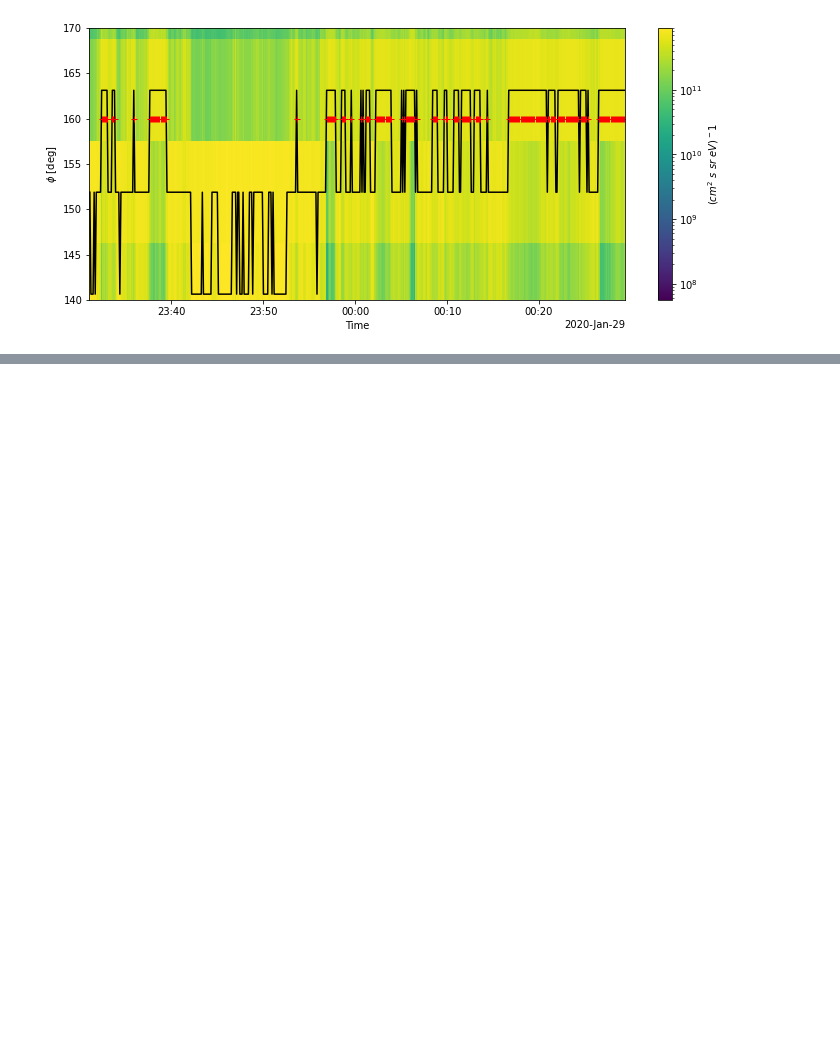
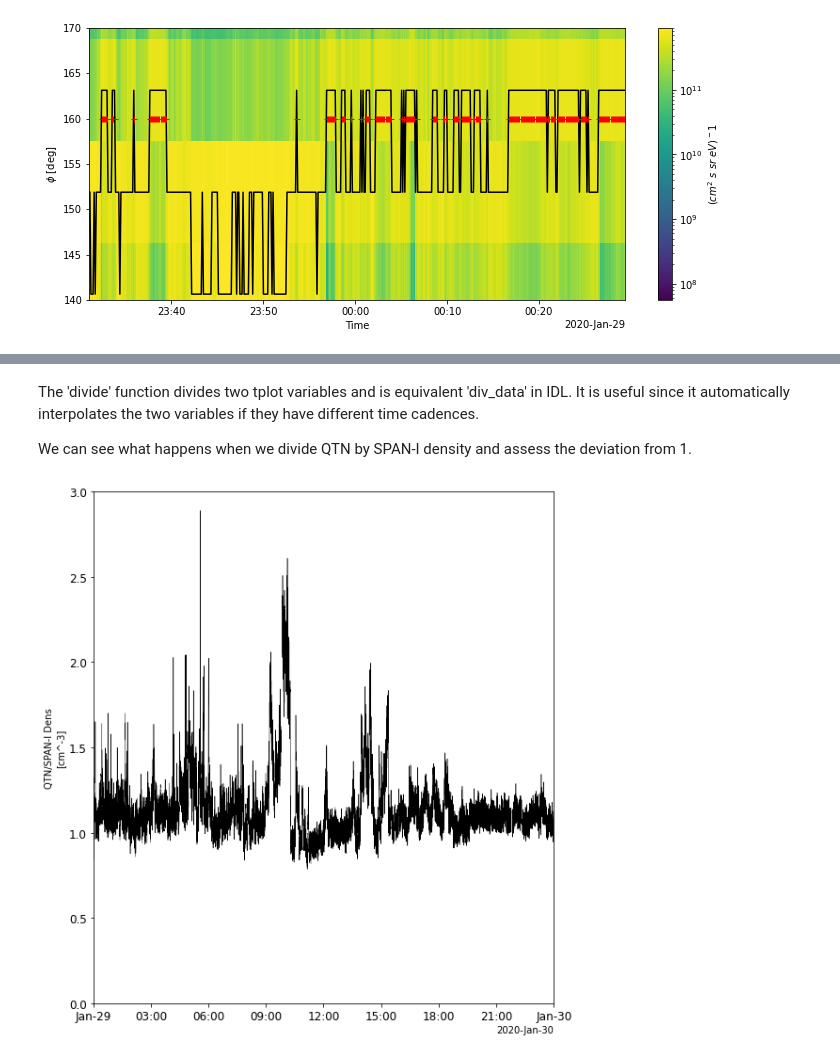
Before and after one commit to jlverniero/PSP_Data_Analysis_Tutorials, a Jupyter notebook: SPAN_FOV_v1.ipynb, the cells around one changed output, grey strips where cells are left out. Saved outputs shown, nothing was run; the diff lists cells and outputs as text; code cells hidden in the pictures; blank space fills up the shorter version.

```diff
--- a/SPAN_FOV_v1.ipynb
+++ b/SPAN_FOV_v1.ipynb
@@ -146,0 +248,11 @@ print(vars_qtn)
+# %% [markdown]
+The 'divide' function divides two tplot variables and is equivalent 'div_data' in IDL. It is useful since it automatically interpolates the two variables if they have different time cadences.
+
+We can see what happens when we divide QTN by SPAN-I density and assess the deviation from 1.
+# %%
+divide('electron_density','DENS',new_tvar='dens_div')
+ylim('dens_div',0,3)
+options('dens_div','ytitle','QTN/SPAN-I Dens')
+tplot('dens_div')
+# %% [output]
+[figure, added]
```
Also changed, not shown: parts of 27 cells of this notebook.
